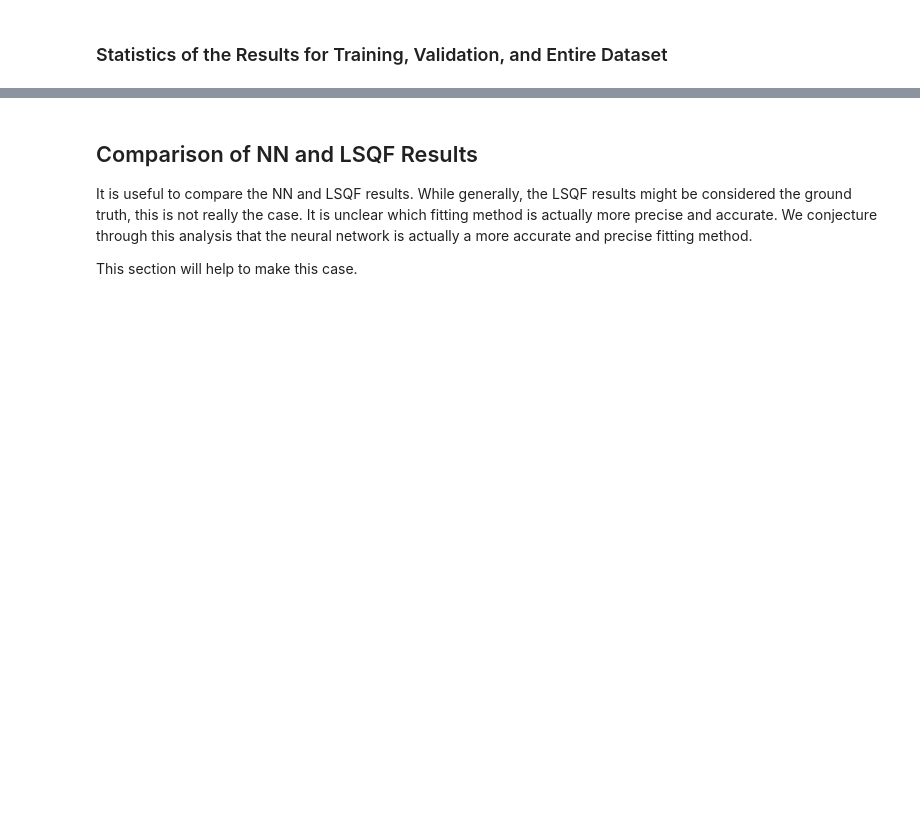
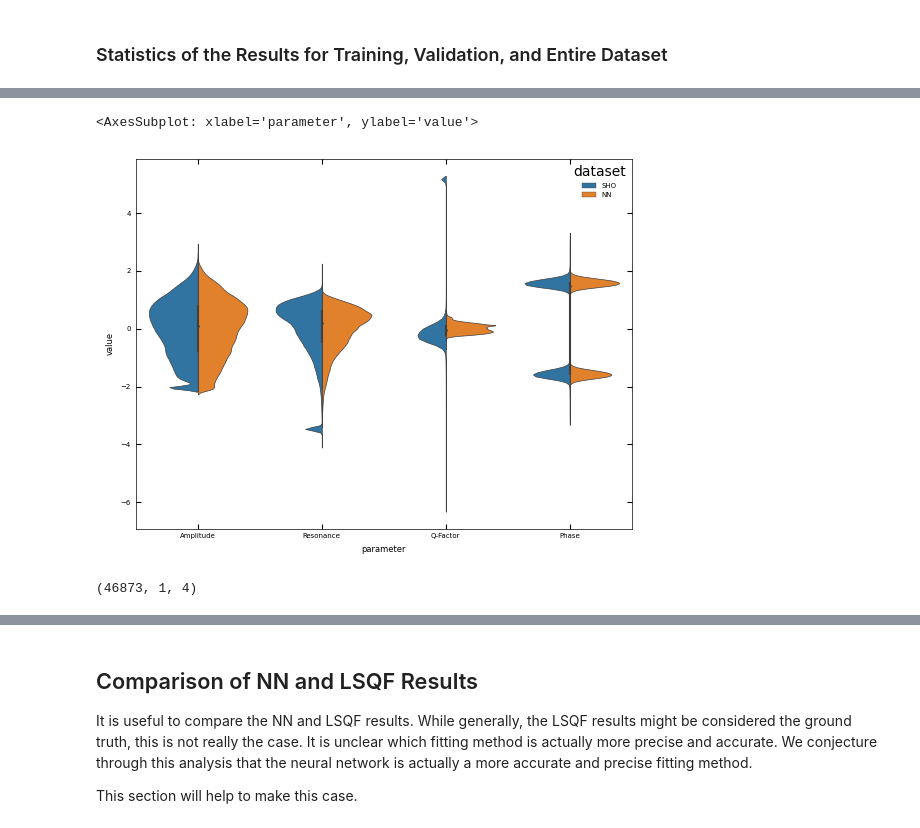
Before and after one commit to m3-learning/m3_learning, a Jupyter notebook: m3_learning/papers/2023_Rapid_Fitting/3_Pytorch_SHO_Fitter.ipynb, the cells around one changed output, grey strips where cells are left out. Cells and saved outputs as stored; diff of their text form; code cells hidden in the pictures; blank space fills up the shorter version.

```diff
--- a/m3_learning/papers/2023_Rapid_Fitting/3_Pytorch_SHO_Fitter.ipynb
+++ b/m3_learning/papers/2023_Rapid_Fitting/3_Pytorch_SHO_Fitter.ipynb
@@ -705,14 +459,0 @@ out[0].shape
-# %%
-dataset.NN_phase_shift = 0
-# %%
-import matplotlib.pyplot as plt
-
-i = np.random.randint(0, len(raw[0]))
-
-# plt.plot(out[0].reshape(-1,80)[i])
-plt.plot(out[1].reshape(-1, 80)[i])
-plt.plot(raw[1].reshape(-1, 80)[i])
-
-plt.figure()
-plt.plot(out[0].reshape(-1, 80)[i])
-plt.plot(raw[0].reshape(-1, 80)[i])
@@ -833,0 +473,53 @@ sns.violinplot(data=df, x="parameter", y="value", hue="dataset", split=True)
+# %%
+import pandas as pd
+
+state = {
+    "fitter": "LSQF",
+    "resampled": True,
+    "scaled": True,
+    "raw_format": "complex",
+    "measurement_state": "all"
+}
+
+BE_viz.set_attributes(**state)
+
+df = pd.DataFrame()
+
+# you can view the test and training dataset by replacing X_data with X_test or X_train
+pred_data, scaled_param, parm = model.predict(X_data)
+
+scaled_param = dataset.SHO_scaler.transform(parm)
+
+true = dataset.SHO_fit_results().reshape(-1, 4)
+compare = scaled_param
+
+true_df = pd.DataFrame(true, columns=["Amplitude", "Resonance", "Q-Factor", "Phase"])
+predicted_df = pd.DataFrame(
+    compare, columns=["Amplitude", "Resonance", "Q-Factor", "Phase"]
+)
+
+df = pd.concat((true_df, predicted_df))
+
+
+names = [true, compare]
+names_str = ["SHO", "NN"]
+labels = ["Amplitude", "Resonance", "Q-Factor", "Phase"]
+
+for j, name in enumerate(names):
+    for i, label in enumerate(labels):
+        dict_ = {
+            "value": name[:, i],
+            "parameter": np.repeat(label, name.shape[0]),
+            "dataset": np.repeat(names_str[j], name.shape[0]),
+        }
+
+        df = pd.concat((df, pd.DataFrame(dict_)))
+
+sns.violinplot(data=df, x="parameter", y="value", hue="dataset", split=True)
+# %% [output]
+<AxesSubplot: xlabel='parameter', ylabel='value'>
+[figure, added]
+# %%
+true_.shape
+# %% [output]
+(46873, 1, 4)
```
Also changed, not shown: parts of 56 cells of this notebook, 2 other files.
